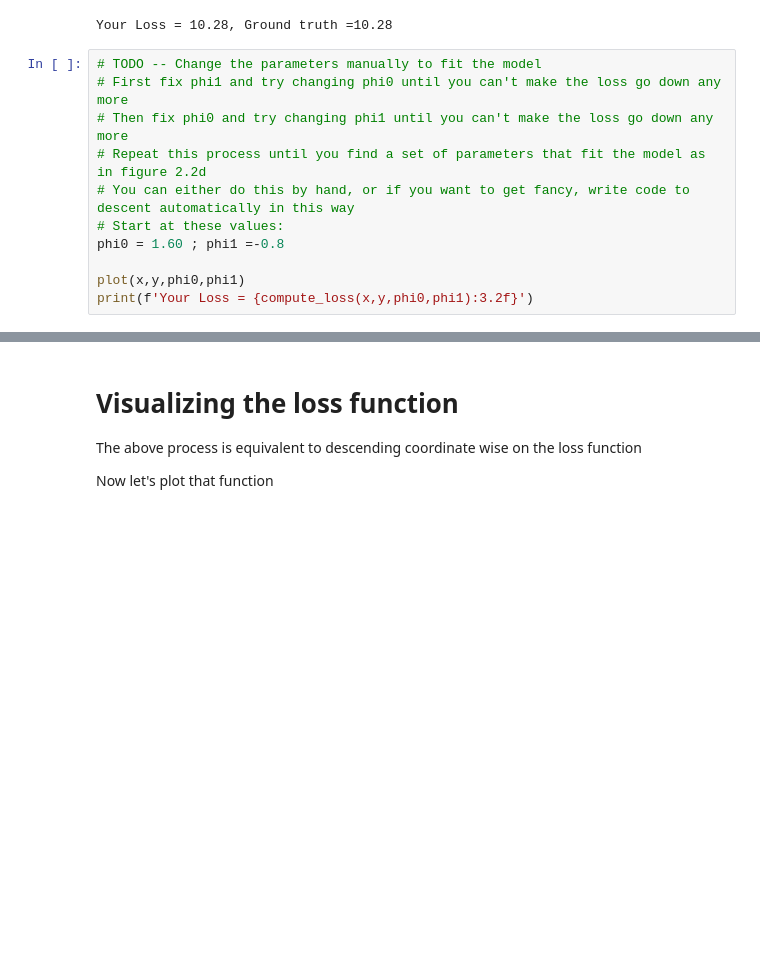
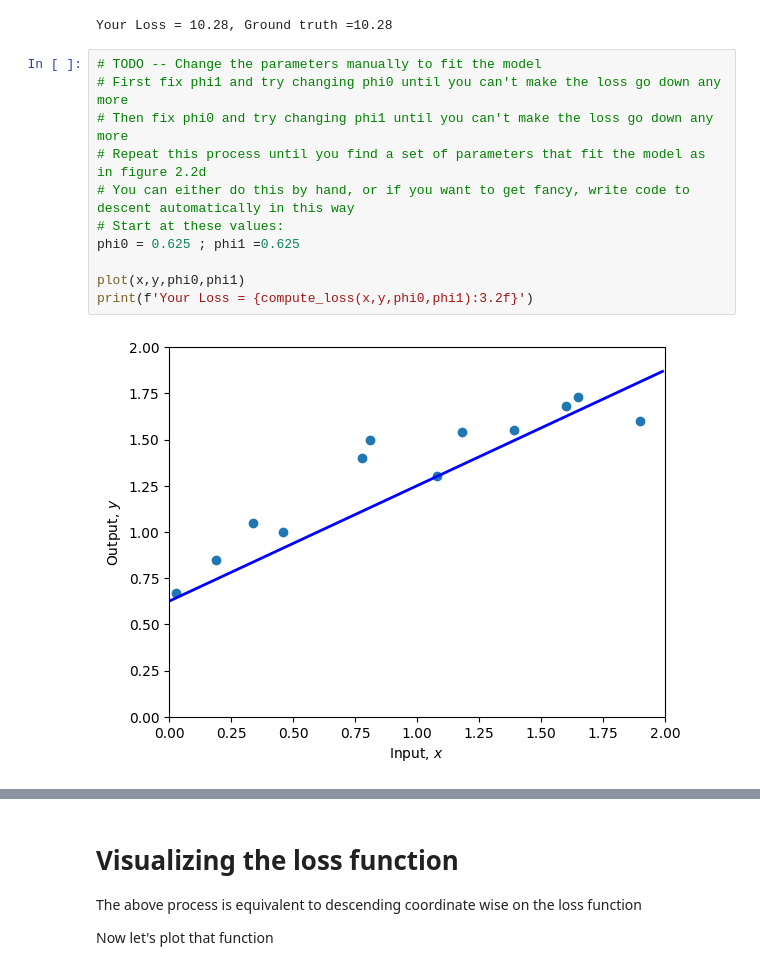
Before and after one commit to cqycqy1999/AI_Math_Infra, a Jupyter notebook: Notebooks/Chap02/2_1_Supervised_Learning.ipynb, the cells around one changed output, grey strips where cells are left out. Drawn from its saved outputs; the diff is of its cells as text; blank space fills up the shorter version.

```diff
--- a/Notebooks/Chap02/2_1_Supervised_Learning.ipynb
+++ b/Notebooks/Chap02/2_1_Supervised_Learning.ipynb
@@ -81,11 +81,13 @@ Your Loss = 10.28, Ground truth =10.28
 # %%
 # TODO -- Change the parameters manually to fit the model
 # First fix phi1 and try changing phi0 until you can't make the loss go down any more
 # Then fix phi0 and try changing phi1 until you can't make the loss go down any more
 # Repeat this process until you find a set of parameters that fit the model as in figure 2.2d
 # You can either do this by hand, or if you want to get fancy, write code to descent automatically in this way
 # Start at these values:
-phi0 = 1.60 ; phi1 =-0.8
+phi0 = 0.625 ; phi1 =0.625
 
 plot(x,y,phi0,phi1)
 print(f'Your Loss = {compute_loss(x,y,phi0,phi1):3.2f}')
+# %% [output]
+[figure, added]
```
Also changed, not shown: parts of 2 cells of this notebook.
